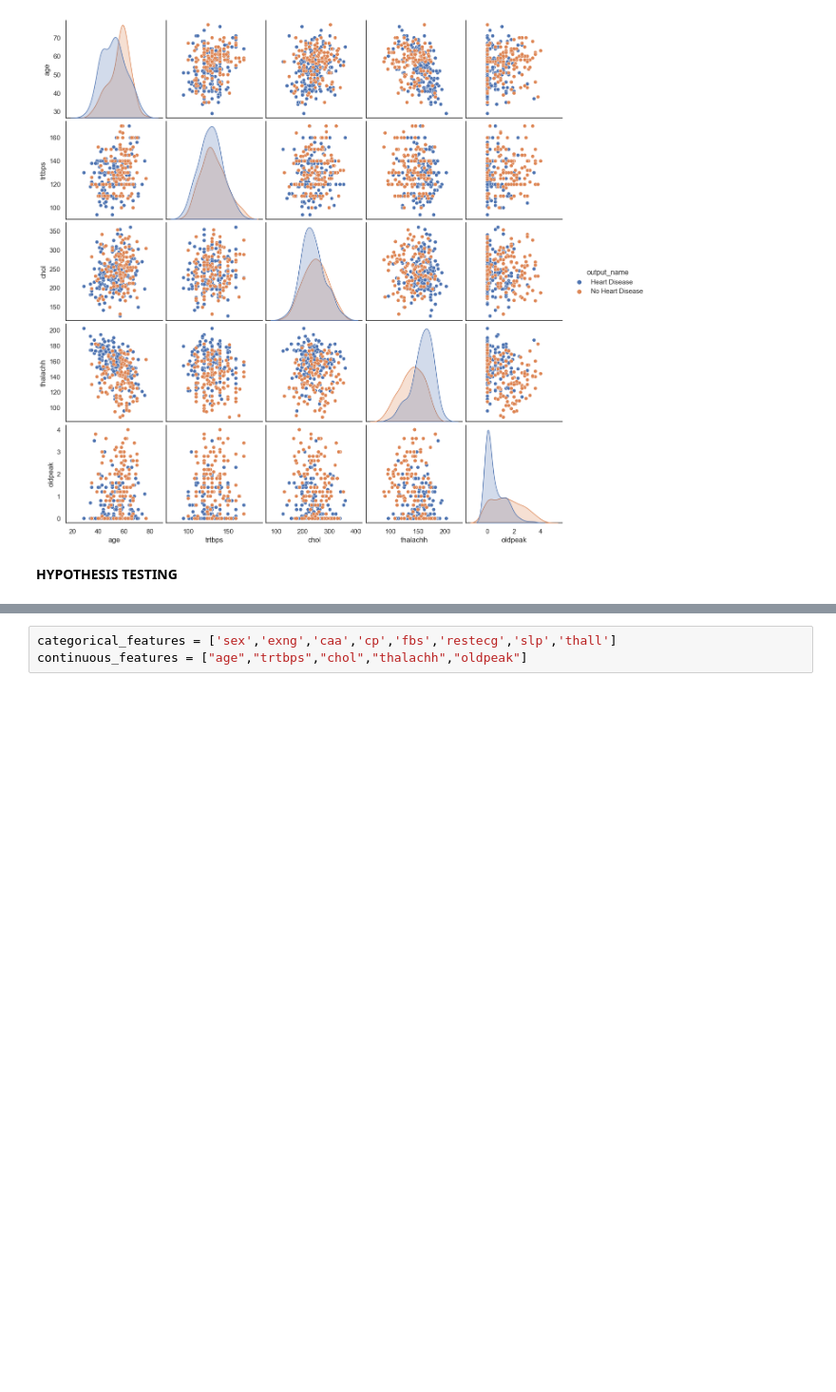
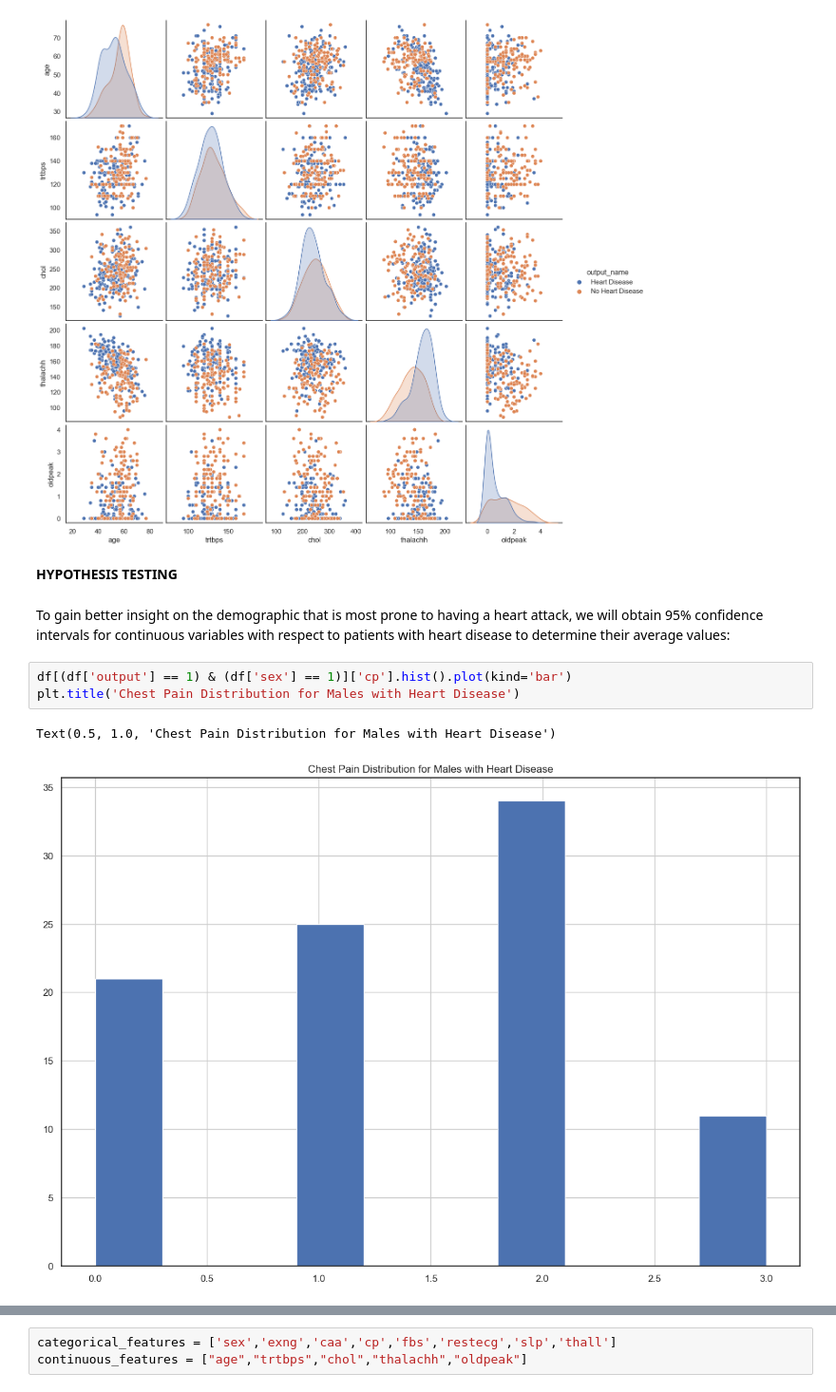
Before and after one commit to jsondevers/heart-attacks, a Jupyter notebook: heart-attack copy.ipynb, the cells around one changed output, grey strips where cells are left out. Shown at 95% size. Cells and saved outputs as stored; diff of their text form; blank space fills up the shorter version.

```diff
--- a/heart-attack copy.ipynb
+++ b/heart-attack copy.ipynb
@@ -652,3 +655,11 @@ sns.pairplot(df[continuous_features + ['output_name']], hue='output_name')
 [figure]
 # %% [markdown]
 **HYPOTHESIS TESTING**
+# %% [markdown]
+To gain better insight on the demographic that is most prone to having a heart attack, we will obtain 95% confidence intervals for continuous variables with respect to patients with heart disease to determine their average values:
+# %%
+df[(df['output'] == 1) & (df['sex'] == 1)]['cp'].hist().plot(kind='bar')
+plt.title('Chest Pain Distribution for Males with Heart Disease')
+# %% [output]
+Text(0.5, 1.0, 'Chest Pain Distribution for Males with Heart Disease')
+[figure, added]
```
Also changed, not shown: parts of 31 cells of this notebook, 1 other file.
